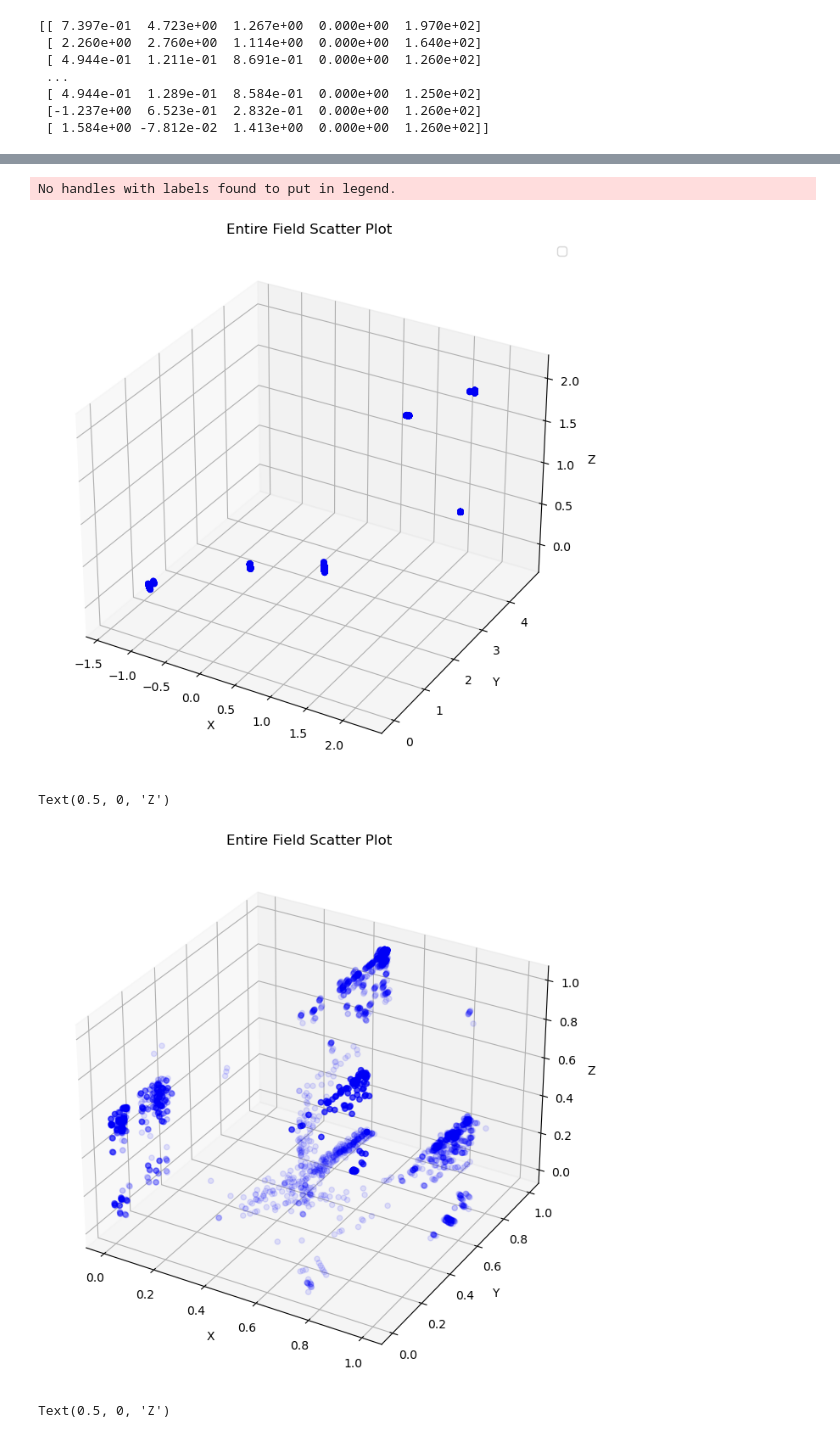
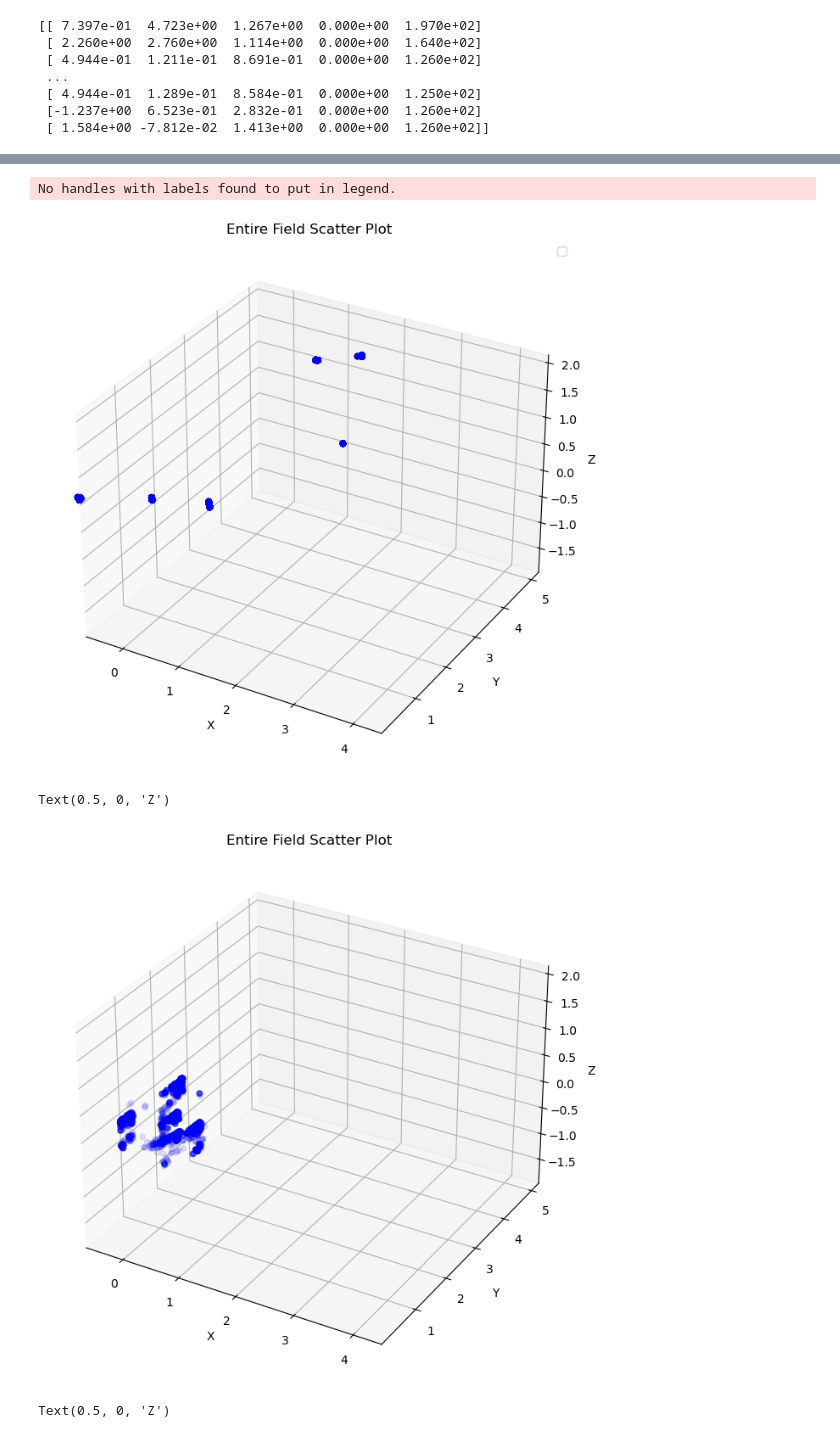
Before and after one commit to kzho904/P4P-mmWave, a Jupyter notebook: MMWave_Radar_Human_Tracking_and_Fall_detection/clutter_removal.ipynb, the cells around one changed output, grey strips where cells are left out. Drawn from its saved outputs; the diff is of its cells as text; code cells hidden in the pictures.

```diff
--- a/MMWave_Radar_Human_Tracking_and_Fall_detection/clutter_removal.ipynb
+++ b/MMWave_Radar_Human_Tracking_and_Fall_detection/clutter_removal.ipynb
@@ -172,18 +228,28 @@ points removed: 135
 fig, (ax, ax1) = plt.subplots(2,1, subplot_kw={'projection': '3d'}, figsize=(8,12))
 ax.scatter(filtered_points[:,0],filtered_points[:,1],filtered_points[:,2], color='blue', alpha=0.1, label='Filtered Points')
 ax.scatter(points_removed[:,0], points_removed[:,1], points_removed[:,2], color='pink', alpha=0.3, label='Points Removed')
+ax.scatter(corresponding_bg_point[0:1,0], corresponding_bg_point[0:1,1], corresponding_bg_point[0:1,2], color='purple', alpha=0.1, label='points_removed')
 ax.set_title('Entire Field Scatter Plot Jumping')
 ax.set_xlabel('X')
 ax.set_ylabel('Y')
 ax.set_zlabel('Z')
-xlim = ax.get_xlim()
-ylim = ax.get_ylim()
-zlim = ax.get_zlim()
+# Set the same x and y limits for both plots
+x_lim = (min(min(x_points), min(bg_x)), max(max(x_points), max(bg_x)))
+y_lim = (min(min(y_points), min(bg_y)), max(max(y_points), max(bg_y)))
+z_lim = (min(min(z_points), min(bg_z)), max(max(z_points), max(bg_z)))
+
+ax.set_xlim(x_lim)
+ax.set_ylim(y_lim)
+ax.set_zlim(z_lim)
 
 
-ax1.scatter(bg_noise_merge[:,0], bg_noise_merge[:,1], bg_noise_merge[:,3])
+
 ax1.set_title("Entire field background noise points")
+ax1.scatter(bg_noise_merge[:,0], bg_noise_merge[:,1], bg_noise_merge[:,2], color='red', alpha=0.3, label='points_removed')
 ax1.set_xlabel('X')
 ax1.set_ylabel('Y')
 ax1.set_zlabel('Z')
+ax1.set_xlim(x_lim)
+ax1.set_ylim(y_lim)
+ax1.set_zlim(z_lim)
 # %% [output]
@@ -226,6 +280,9 @@ ax.set_title('Entire Field Scatter Plot')
 ax.set_xlabel('X')
 ax.set_ylabel('Y')
 ax.set_zlabel('Z')
+ax.set_xlim(x_lim)
+ax.set_ylim(y_lim)
+ax.set_zlim(z_lim)
 
 # # Set axis limits (optional, based on your previous code)
 # xlim = ax.get_xlim()
@@ -238,36 +295,39 @@ ax.legend()
 plt.show()
 # %% [output]
 No handles with labels found to put in legend.
-[figure, old version]
+[figure, new version]
 # %%
 lab_pc_bgnoise = []
 #specify bg noise path
 bg_noise_folder = 'data/13_08_2024_yang_bg_noise/*'
 bg_files = glob(os.path.join(base_dir, bg_noise_folder))
 #loop through files in bg path
 for f in bg_files:
     with open(f, 'rb') as file:
         data = pickle.load(file)
         data = np.vstack(data)
         lab_pc_bgnoise.append(data)
 lab_pc_bgnoise = np.vstack(lab_pc_bgnoise)
 
 
 fig = plt.figure(figsize=(8, 12))
 ax = fig.add_subplot(111, projection='3d')  # Create a single 3D subplot
 
 # Plot the filtered points
 ax.scatter(lab_pc_bgnoise[:, 0], lab_pc_bgnoise[:, 1], lab_pc_bgnoise[:, 2],
            color='blue', alpha=0.1)
+ax.set_xlim(x_lim)
+ax.set_ylim(y_lim)
+ax.set_zlim(z_lim)
 
 # Set plot title and labels
 ax.set_title('Entire Field Scatter Plot')
 ax.set_xlabel('X')
 ax.set_ylabel('Y')
 ax.set_zlabel('Z')
 # %% [output]
 Text(0.5, 0, 'Z')
-[figure, old version]
+[figure, new version]
 # %%
 lab_pc_bgnoise = []
 #specify bg noise path
```
Also changed, not shown: parts of 13 cells of this notebook, 2 other files.
